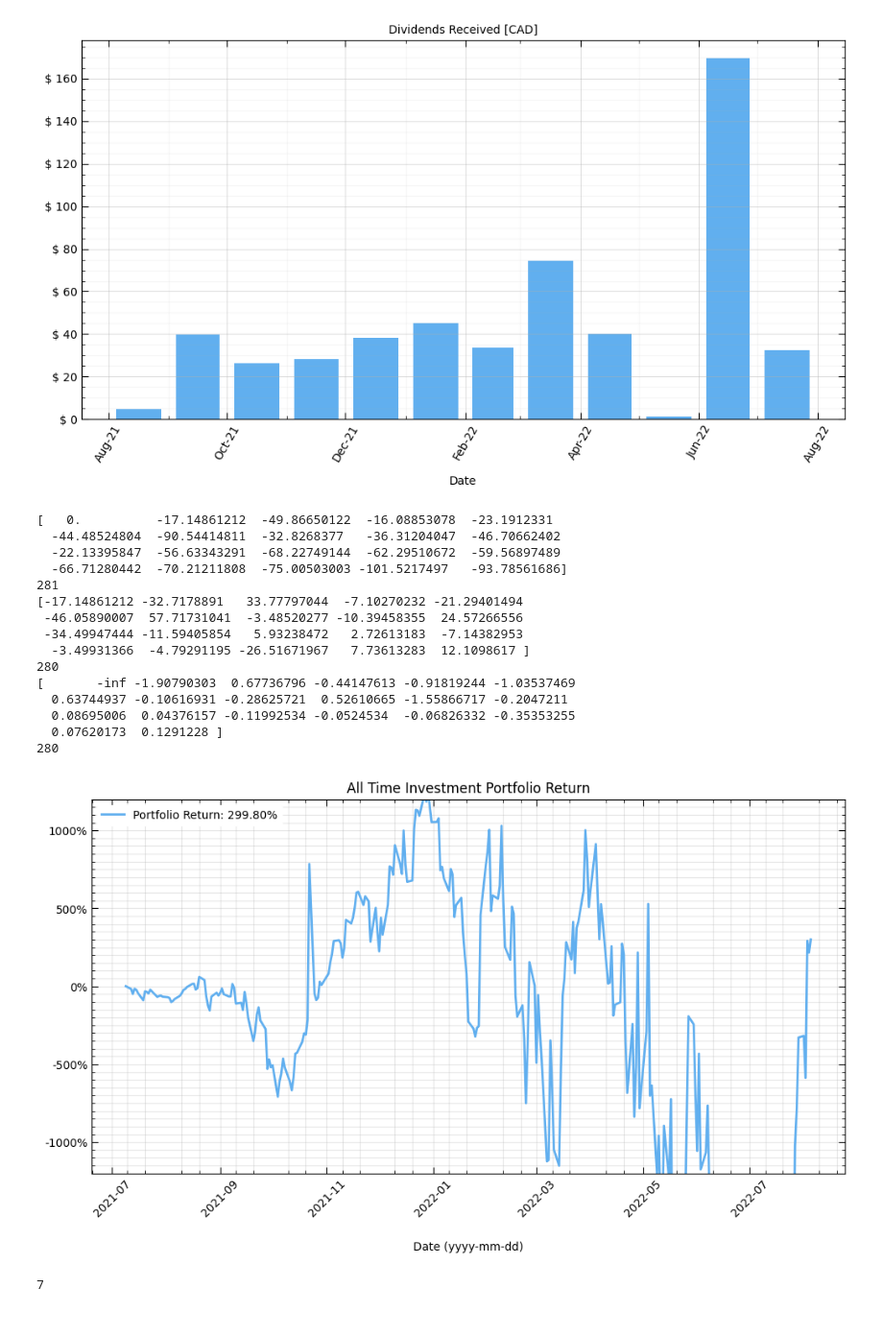
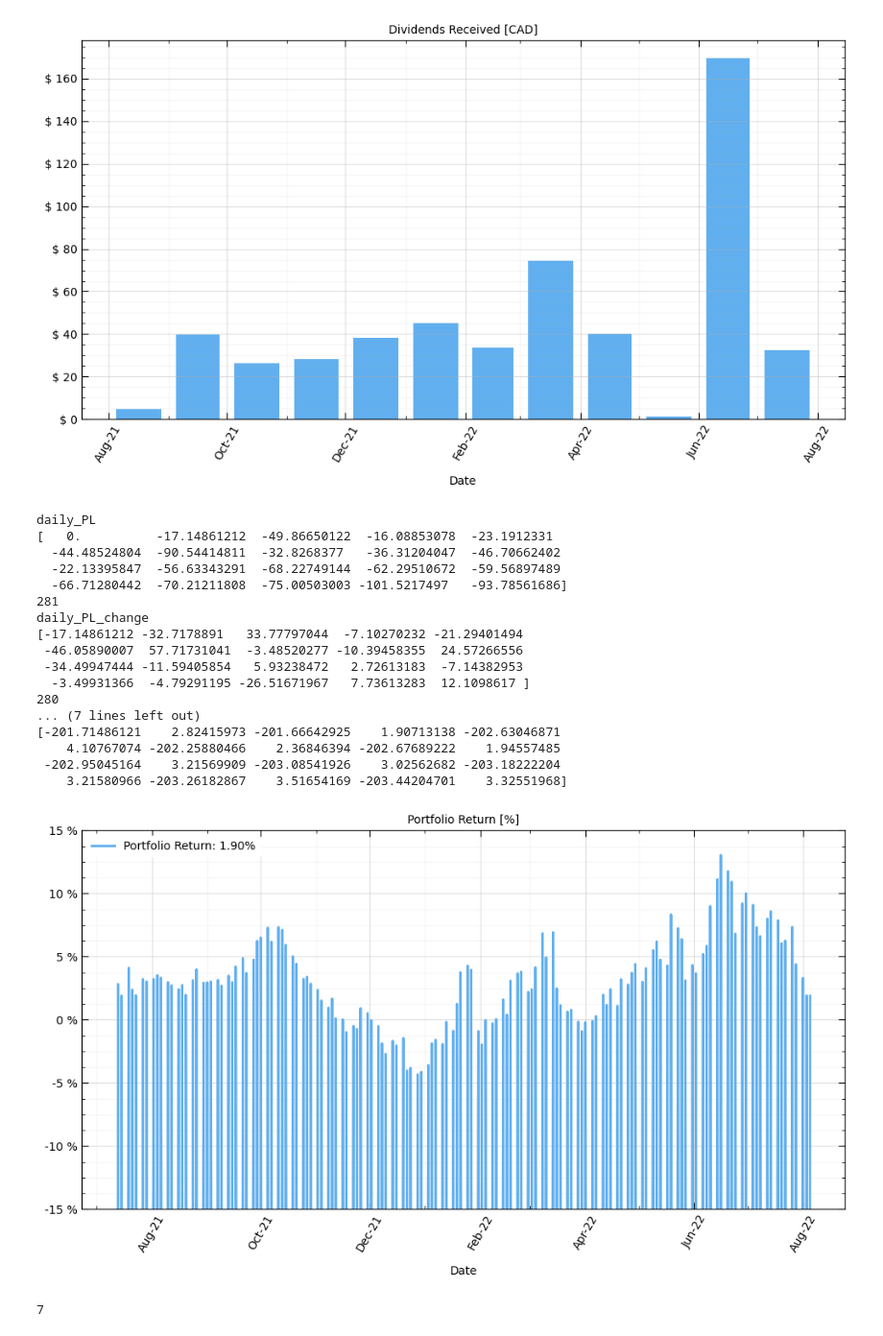
Before and after one commit to JakubStacho/portfolio-tracker, a Jupyter notebook: testNB.ipynb, the cells around one changed output. Shown at 96% size. Saved outputs shown, nothing was run; the diff lists cells and outputs as text; code cells hidden in the pictures.

Commit message:
Tried to get return tracker to work.

```diff
--- a/testNB.ipynb
+++ b/testNB.ipynb
@@ -213,8 +238,8 @@ plt.show()
 plt.close()
 
 # Plotting parameters
-y_min = -1200
-y_max = 1200
+y_min = -15
+y_max = 15
 #y_ticks = np.linspace(y_min, y_max, int(((y_max-y_min)/2)+1))
 
 fig, ax = plt.subplots(figsize=(12,6))
@@ -222,68 +247,94 @@ fig, ax = plt.subplots(figsize=(12,6))
 # Get benchmark data
 #benchmarkPoints = np.array(helpers.benchmarkReturn(startDate, endDate, allDays, '^GSPC'))
 
-daily_PL = myPortfolio.value_history - cumulative_deposits
+daily_PL = myPortfolio.value_history - myPortfolio.cumulative_deposits
 daily_PL_change = np.diff(daily_PL)
-#return_decimal = np.cumprod(daily_return_decimal) - 1
+return_change = np.array([change / myPortfolio.cumulative_deposits[i] - 1 for i, change in enumerate(daily_PL_change)]) #daily_PL_change / myPortfolio.cumulative_deposits
+#return_decimal = np.cumprod(daily_return_decimal - 1)
 
+print('daily_PL')
 print(daily_PL[:20])
 print(len(daily_PL))
+print('daily_PL_change')
 print(daily_PL_change[:20])
 print(len(daily_PL_change))
+print(len(return_change))
+print('return_change')
+print(return_change[:20])
 
-daily_PL_change_decimal = np.array([change / abs(daily_PL[i]) for i, change in enumerate(daily_PL_change)])
-print(daily_PL_change_decimal[:20])
-print(len(daily_PL_change_decimal))
+#return_change_p1 = return_change + 1
+daily_returns = (np.cumprod(return_change) - 1) * 100
 
-daily_PL_change_decimal[daily_PL_change_decimal == -np.inf] = 0
-cum_percent = np.cumprod([(1 + daily_return) for daily_return in daily_PL_change_decimal])
+#print('return_chagne_p1')
+#print(return_change_p1[:20])
+print('daily_returns')
+print(daily_returns[:20])
+
+#daily_PL_change_decimal = np.array([change / abs(daily_PL[i]) for i, change in enumerate(daily_PL_change)])
+#print(daily_PL_change_decimal[:20])
+#print(len(daily_PL_change_decimal))
+#
+#daily_PL_change_decimal[daily_PL_change_decimal == -np.inf] = 0
+#cum_percent = np.cumprod([(1 + daily_return) for daily_return in daily_PL_change_decimal])
 
 #print(return_decimal[:20])
 # Plot
-ax.plot(myPortfolio.dates[0:], daily_PL, '-', color=plot_colours['blue'], linewidth=2,
-        label='Portfolio Return: {:1.2f}%'.format(daily_PL[-1]))
+ax.plot(myPortfolio.dates[1:], daily_returns, '-', color=plot_colours['blue'], linewidth=2,
+        label='Portfolio Return: {:1.2f}%'.format(daily_returns[-1]))
 
 # Format plot
-plt.title('All Time Investment Portfolio Return', fontsize=12)
-plt.xlabel('Date (yyyy-mm-dd)',fontsize=10, labelpad=20)
-ax.yaxis.set_major_formatter('{x:1.0f}%')
-plt.xticks(rotation = 45)
+plt.title('Portfolio Return [%]', fontsize=10)
+plt.xlabel('Date',fontsize=10, labelpad=10)
+
+ax.xaxis.set_major_formatter(mdates.DateFormatter('%b-%y'))
+#ax.yaxis.set_major_formatter('$ {x:1.0f} K')
+ax.yaxis.set_major_formatter('{x:1,.0f} %')
+
+plt.xticks(rotation = 60)
 #plt.yticks(y_ticks)
 
-ax.xaxis.set_minor_locator(MonthLocator(bymonthday=[10,20], interval = 1))
-ax.yaxis.set_minor_locator(MultipleLocator(50))
+#ax.xaxis.set_minor_locator(MonthLocator(bymonthday=[10,20], interval = 1))
+ax.xaxis.set_major_locator(mdates.MonthLocator(interval=2))
+ax.xaxis.set_minor_locator(mdates.MonthLocator(interval=1))
+#ax.xaxis.set_minor_locator(AutoMinorLocator(4))
+
+ax.yaxis.set_minor_locator(AutoMinorLocator(4))
+
 ax.tick_params(bottom=True, top=True, left=True, right=True)
 ax.tick_params(axis='both', which='both', top=True, bottom=True,
                left=True, right=True, labelsize=10, length=6, direction='in')
 ax.tick_params(axis='both', which='minor', top=True, bottom=True,
                left=True, right=True, length=3, direction='in')
 
 plt.ylim([y_min,y_max])
 
-plt.grid(which='both', alpha=0.3)
+plt.grid(which='major', alpha=0.4)
+plt.grid(which='minor', alpha=0.1)
 plt.tick_params(axis='both',labelsize=10)
 
 legend = plt.legend(fontsize=10, loc='upper left', frameon=True, framealpha=1)
 legend.get_frame().set_color('white')
 
 plt.show()
 # %% [output]
+daily_PL
 [   0.          -17.14861212  -49.86650122  -16.08853078  -23.1912331
   -44.48524804  -90.54414811  -32.8268377   -36.31204047  -46.70662402
   -22.13395847  -56.63343291  -68.22749144  -62.29510672  -59.56897489
   -66.71280442  -70.21211808  -75.00503003 -101.5217497   -93.78561686]
 281
+daily_PL_change
 [-17.14861212 -32.7178891   33.77797044  -7.10270232 -21.29401494
  -46.05890007  57.71731041  -3.48520277 -10.39458355  24.57266556
  -34.49947444 -11.59405854   5.93238472   2.72613183  -7.14382953
   -3.49931366  -4.79291195 -26.51671967   7.73613283  12.1098617 ]
 280
-[       -inf -1.90790303  0.67736796 -0.44147613 -0.91819244 -1.03537469
-  0.63744937 -0.10616931 -0.28625721  0.52610665 -1.55866717 -0.2047211
-  0.08695006  0.04376157 -0.11992534 -0.0524534  -0.06826332 -0.35353255
-  0.07620173  0.1291228 ]
-280
+... (7 lines left out)
+[-201.71486121    2.82415973 -201.66642925    1.90713138 -202.63046871
+    4.10767074 -202.25880466    2.36846394 -202.67689222    1.94557485
+ -202.95045164    3.21569909 -203.08541926    3.02562682 -203.18222204
+    3.21580966 -203.26182867    3.51654169 -203.44204701    3.32551968]
-[figure, old version]
+[figure, new version]
 # %%
 class Joe():
     def __init__(self):
```
Also changed, not shown: parts of 6 cells of this notebook, 2 other files.
